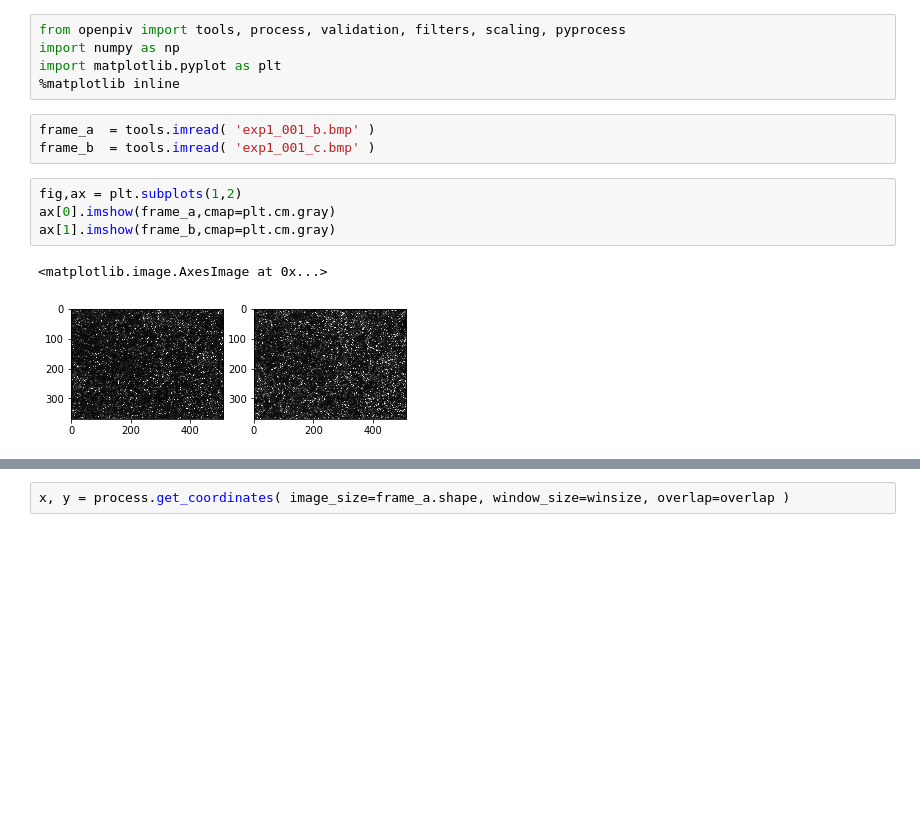
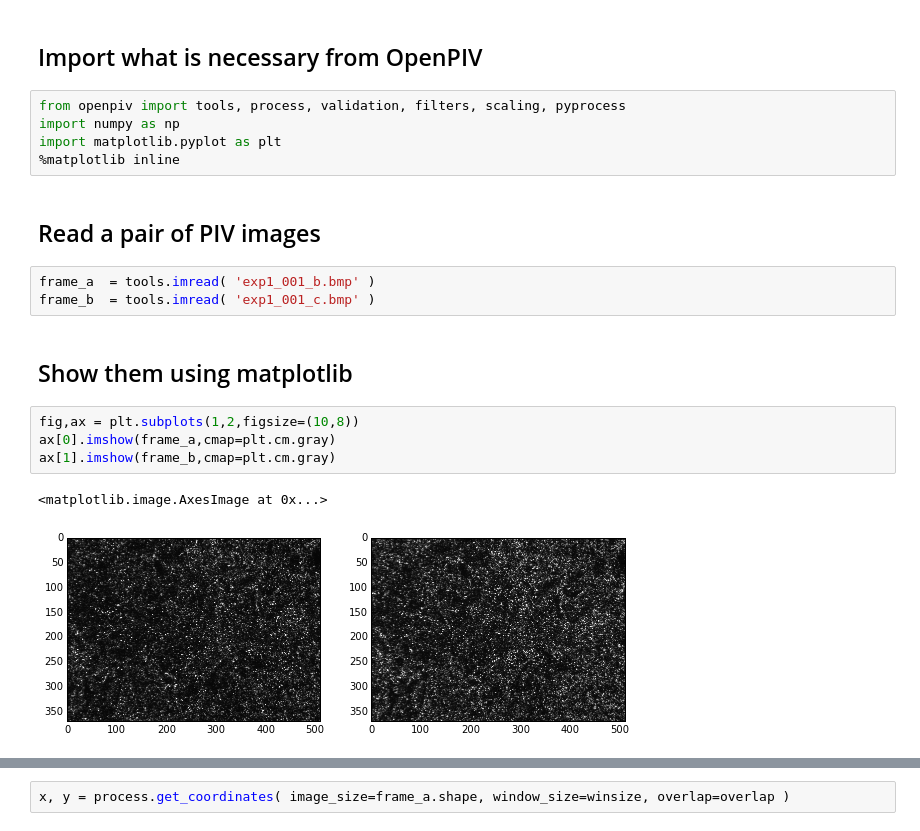
Before and after one commit to alexlib/openpiv-python-example, a Jupyter notebook: index.ipynb, the cells around one changed output, grey strips where cells are left out. Saved outputs shown, nothing was run; the diff lists cells and outputs as text; blank space fills up the shorter version.

```diff
--- a/index.ipynb
+++ b/index.ipynb
@@ -1,15 +5,21 @@
+# %% [markdown]
+## Import what is necessary from OpenPIV
 # %%
 from openpiv import tools, process, validation, filters, scaling, pyprocess
 import numpy as np
 import matplotlib.pyplot as plt
 %matplotlib inline
+# %% [markdown]
+## Read a pair of PIV images
 # %%
 frame_a  = tools.imread( 'exp1_001_b.bmp' )
 frame_b  = tools.imread( 'exp1_001_c.bmp' )
+# %% [markdown]
+## Show them using matplotlib
 # %%
-fig,ax = plt.subplots(1,2)
+fig,ax = plt.subplots(1,2,figsize=(10,8))
 ax[0].imshow(frame_a,cmap=plt.cm.gray)
 ax[1].imshow(frame_b,cmap=plt.cm.gray)
 # %% [output]
 <matplotlib.image.AxesImage at 0x...>
-[figure, old version]
+[figure, new version]
```
Also changed, not shown: parts of 22 cells of this notebook.
